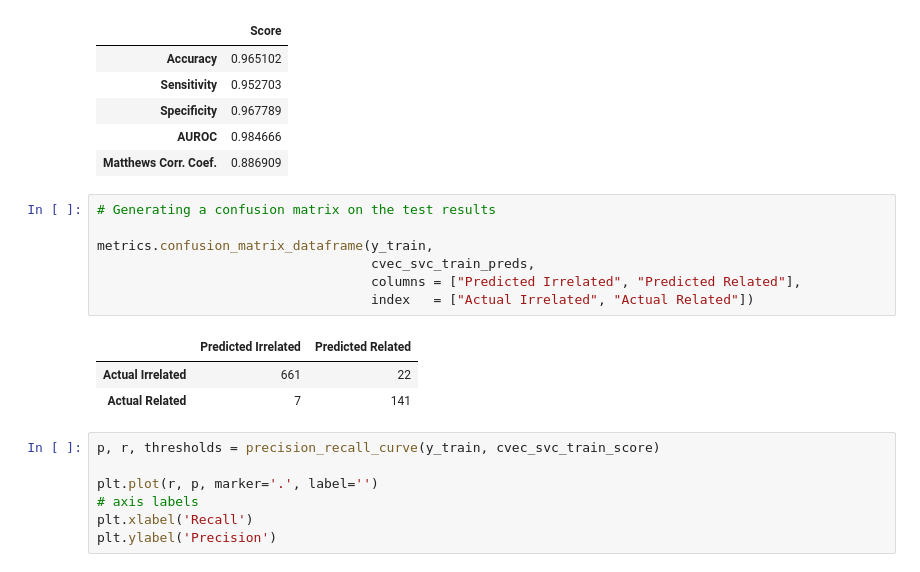
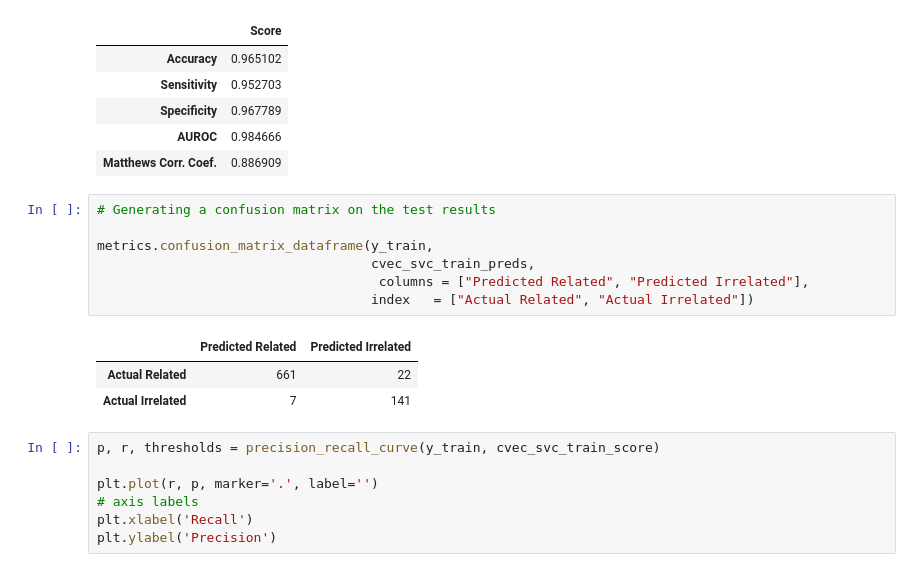
Before and after one commit to vivianyiny/eczema, a Jupyter notebook: Preprocessing & Modeling_tuning.ipynb, the cells around one changed output. Drawn from its saved outputs; the diff is of its cells as text.

```diff
--- a/Preprocessing & Modeling_tuning.ipynb
+++ b/Preprocessing & Modeling_tuning.ipynb
@@ -284,14 +284,14 @@ metrics.binary_classification_summary(y_train, cvec_svc_train_preds,cvec_svc_tra
 # %%
 # Generating a confusion matrix on the test results
 
 metrics.confusion_matrix_dataframe(y_train,
                                    cvec_svc_train_preds,
-                                   columns = ["Predicted Irrelated", "Predicted Related"],
-                                   index   = ["Actual Irrelated", "Actual Related"])
+                                    columns = ["Predicted Related", "Predicted Irrelated"],
+                                   index   = ["Actual Related", "Actual Irrelated"])
 # %% [output]
-|  | Predicted Irrelated | Predicted Related |
-| Actual Irrelated | 661 | 22 |
-| Actual Related | 7 | 141 |
+|  | Predicted Related | Predicted Irrelated |
+| Actual Related | 661 | 22 |
+| Actual Irrelated | 7 | 141 |
 # %%
 p, r, thresholds = precision_recall_curve(y_train, cvec_svc_train_score)
 
```
Also changed, not shown: parts of 1 cell of this notebook.
